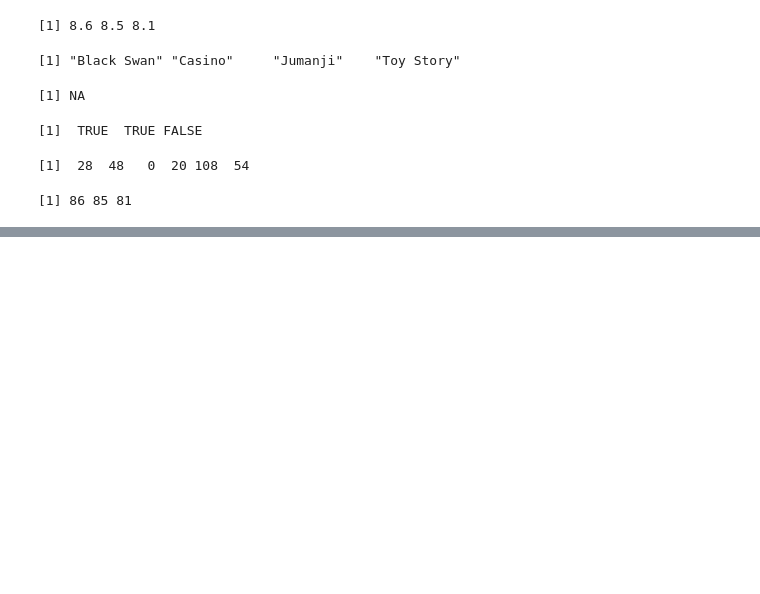
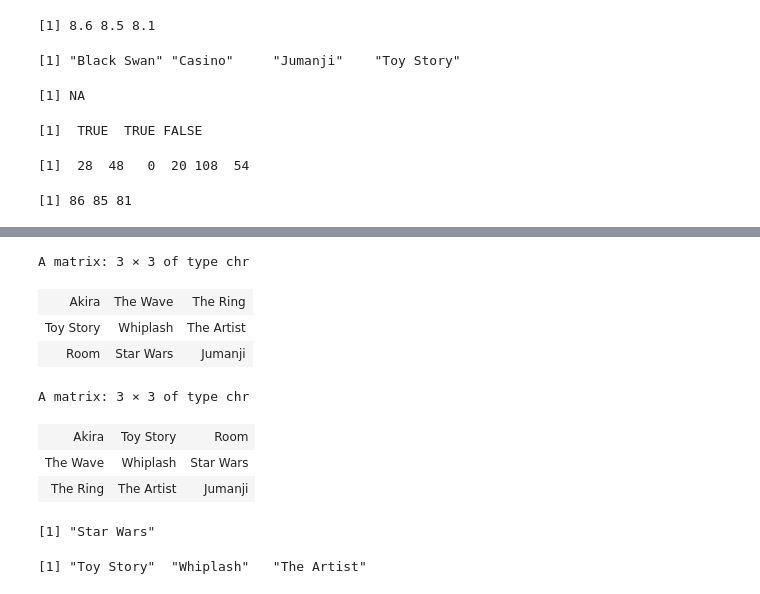
Before and after one commit to elden-l0rd/personal, a Jupyter notebook: 2022 winter hol/Intro to R.ipynb, the cells around one changed output, grey strips where cells are left out. Saved outputs shown, nothing was run; the diff lists cells and outputs as text; code cells hidden in the pictures; blank space fills up the shorter version.

```diff
--- a/2022 winter hol/Intro to R.ipynb
+++ b/2022 winter hol/Intro to R.ipynb
@@ -152,0 +233,25 @@ cost_2014*10
+# %%
+#Matrices
+movie_vector <- c("Akira", "Toy Story", "Room", "The Wave", "Whiplash",
+                  "Star Wars", "The Ring", "The Artist", "Jumanji")
+
+###        By default, matrix is arranged by columns!         ###
+
+movie_matrix <- matrix(movie_vector, nrow=3, ncol=3)
+movie_matrix2 <- matrix(movie_vector, nrow=3, ncol=3, byrow=TRUE)
+movie_matrix
+movie_matrix2
+
+movie_matrix[3,2]
+movie_matrix[2,]
+# %% [output]
+A matrix: 3 × 3 of type chr
+| Akira | The Wave | The Ring |
+| Toy Story | Whiplash | The Artist |
+| Room | Star Wars | Jumanji |
+A matrix: 3 × 3 of type chr
+| Akira | Toy Story | Room |
+| The Wave | Whiplash | Star Wars |
+| The Ring | The Artist | Jumanji |
+[1] "Star Wars"
+[1] "Toy Story"  "Whiplash"   "The Artist"
```
Also changed, not shown: parts of 10 cells of this notebook.
